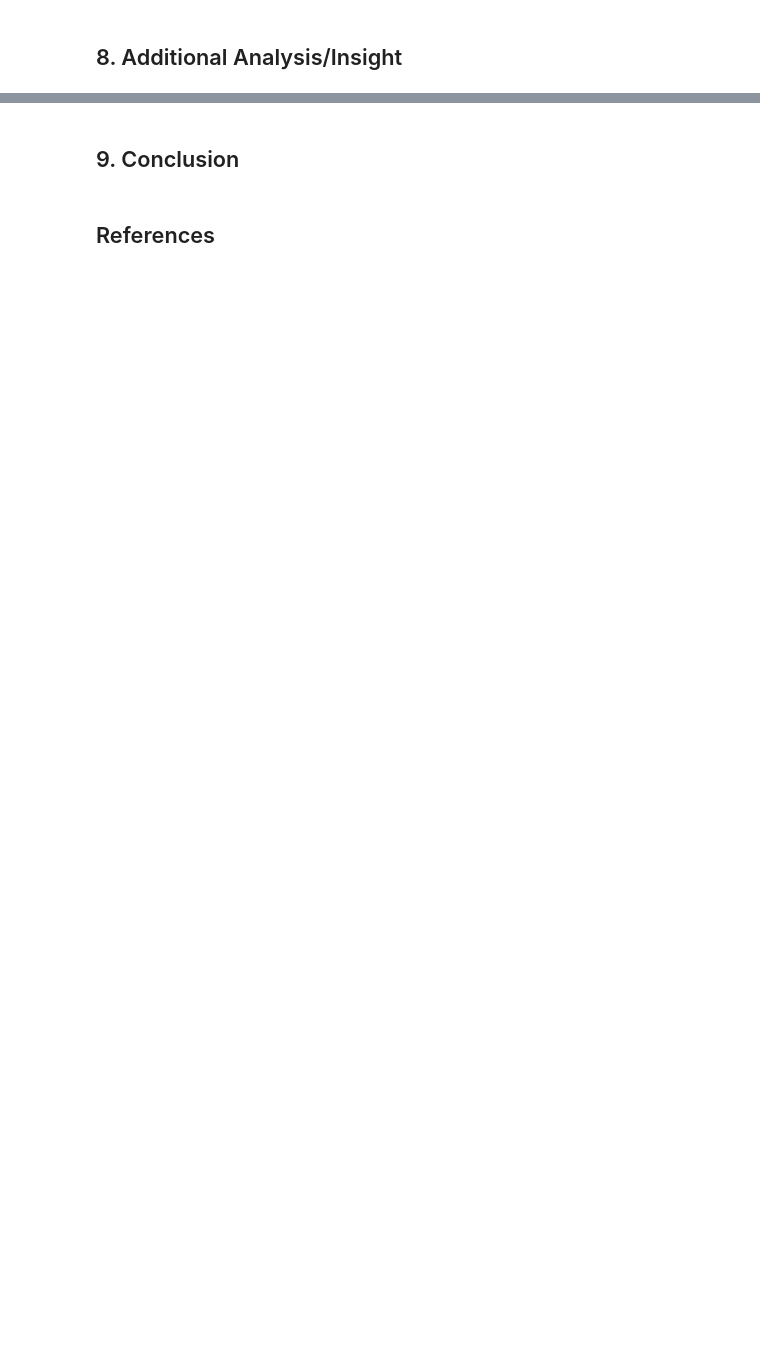
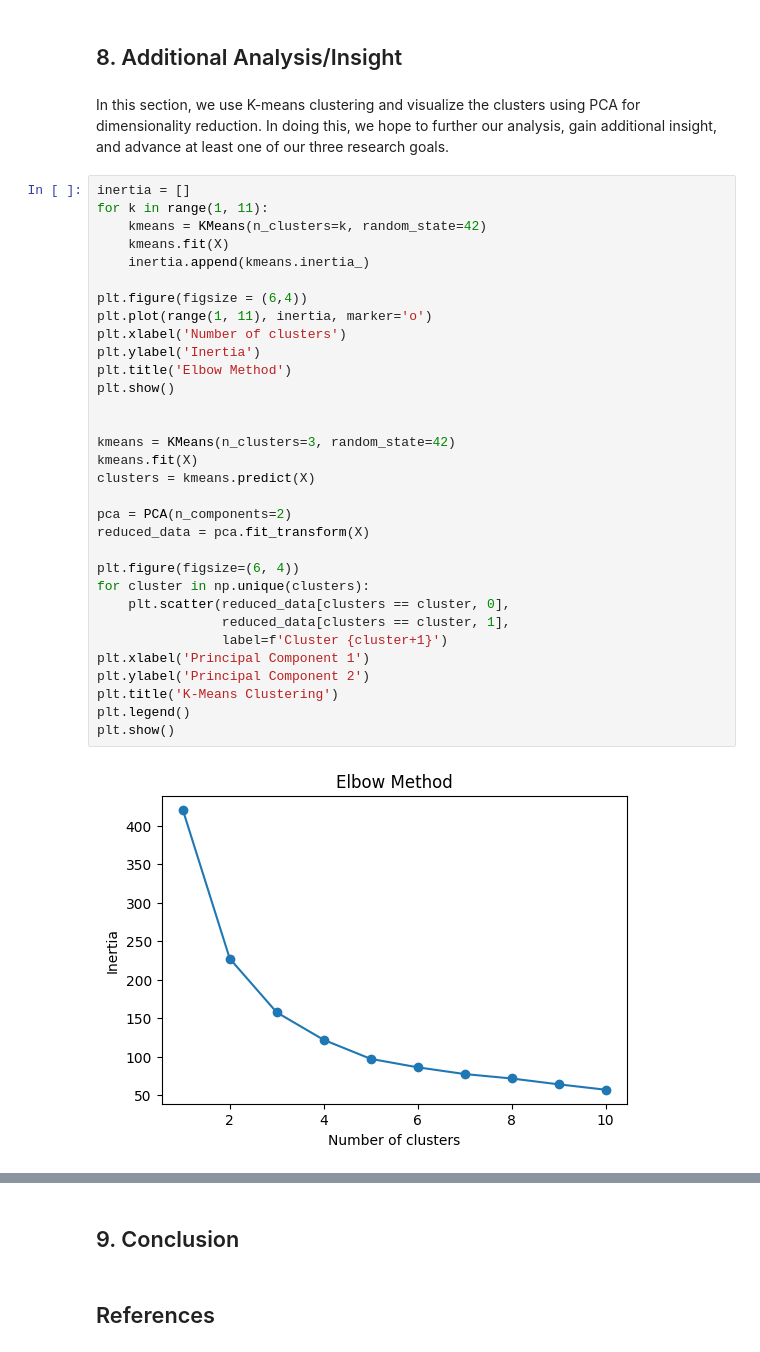
Before and after one commit to austinabraham23/stat207finalproject, a Jupyter notebook: laila/Final_Project_AustinKaiwenLailaLinh.ipynb, the cells around one changed output, grey strips where cells are left out. Cells and saved outputs as stored; diff of their text form; blank space fills up the shorter version.

```diff
--- a/laila/Final_Project_AustinKaiwenLailaLinh.ipynb
+++ b/laila/Final_Project_AustinKaiwenLailaLinh.ipynb
@@ -627,2 +531,38 @@ From the ROC curve and our research goal, we finally decide to choose 0.85 as ou
 # %% [markdown]
 ## 8. Additional Analysis/Insight
+# %% [markdown]
+In this section, we use K-means clustering and visualize the clusters using PCA for dimensionality reduction. In doing this, we hope to further our analysis, gain additional insight, and advance at least one of our three research goals.
+# %%
+inertia = []
+for k in range(1, 11):
+    kmeans = KMeans(n_clusters=k, random_state=42)
+    kmeans.fit(X)
+    inertia.append(kmeans.inertia_)
+
+plt.figure(figsize = (6,4))
+plt.plot(range(1, 11), inertia, marker='o')
+plt.xlabel('Number of clusters')
+plt.ylabel('Inertia')
+plt.title('Elbow Method')
+plt.show()
+
+
+kmeans = KMeans(n_clusters=3, random_state=42)
+kmeans.fit(X)
+clusters = kmeans.predict(X)
+
+pca = PCA(n_components=2)
+reduced_data = pca.fit_transform(X)
+
+plt.figure(figsize=(6, 4))
+for cluster in np.unique(clusters):
+    plt.scatter(reduced_data[clusters == cluster, 0],
+                reduced_data[clusters == cluster, 1],
+                label=f'Cluster {cluster+1}')
+plt.xlabel('Principal Component 1')
+plt.ylabel('Principal Component 2')
+plt.title('K-Means Clustering')
+plt.legend()
+plt.show()
+# %% [output]
+[figure, added]
```
Also changed, not shown: parts of 23 cells of this notebook, 1 other file.
